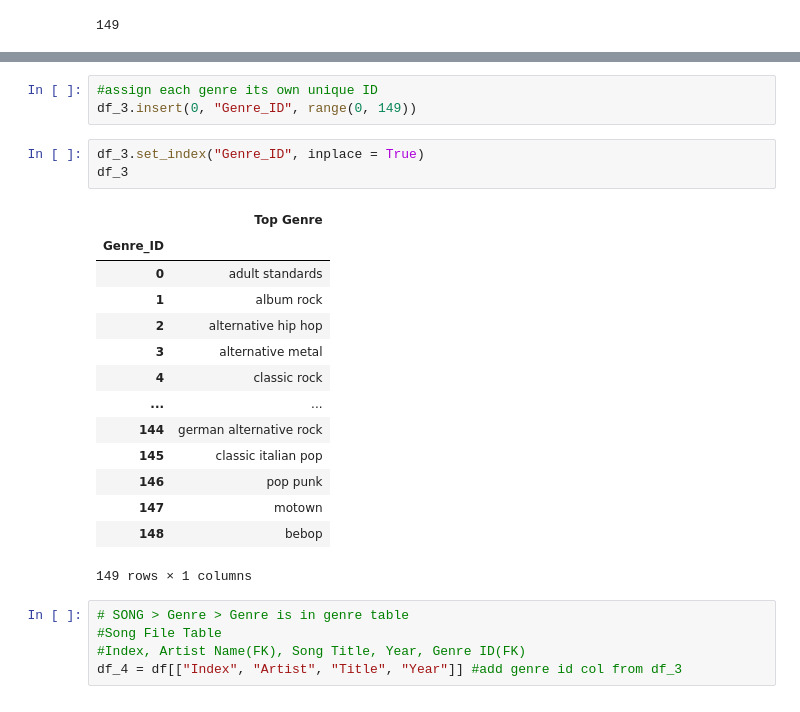
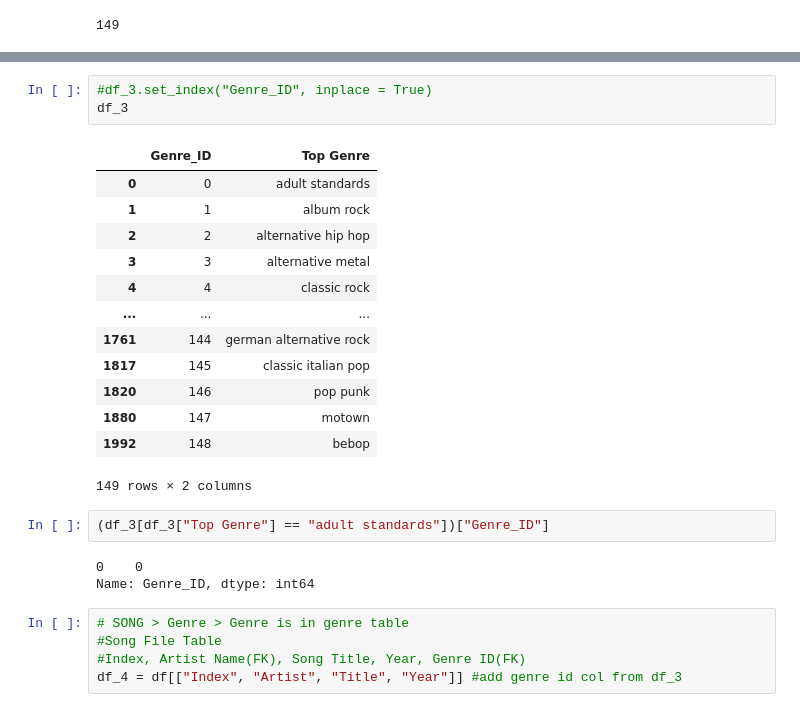
Before and after one commit to gpoon626/ETL-Project, a Jupyter notebook: ETLGroupProject.ipynb, the cells around one changed output, grey strips where cells are left out. Saved outputs shown, nothing was run; the diff lists cells and outputs as text.

```diff
--- a/ETLGroupProject.ipynb
+++ b/ETLGroupProject.ipynb
@@ -132,24 +127,25 @@ See the caveats in the documentation: https://pandas.pydata.org/pandas-docs/stab
-# %%
-#assign each genre its own unique ID
-df_3.insert(0, "Genre_ID", range(0, 149))
 # %%
-df_3.set_index("Genre_ID", inplace = True)
+#df_3.set_index("Genre_ID", inplace = True)
 df_3
 # %% [output]
-|  | Top Genre |
-| Genre_ID |  |
-| 0 | adult standards |
-| 1 | album rock |
-| 2 | alternative hip hop |
-| 3 | alternative metal |
-| 4 | classic rock |
-| ... | ... |
-| 144 | german alternative rock |
-| 145 | classic italian pop |
-| 146 | pop punk |
-| 147 | motown |
-| 148 | bebop |
+|  | Genre_ID | Top Genre |
+| 0 | 0 | adult standards |
+| 1 | 1 | album rock |
+| 2 | 2 | alternative hip hop |
+| 3 | 3 | alternative metal |
+| 4 | 4 | classic rock |
+| ... | ... | ... |
+| 1761 | 144 | german alternative rock |
+| 1817 | 145 | classic italian pop |
+| 1820 | 146 | pop punk |
+| 1880 | 147 | motown |
+| 1992 | 148 | bebop |
-149 rows × 1 columns
+149 rows × 2 columns
+# %%
+(df_3[df_3["Top Genre"] == "adult standards"])["Genre_ID"]
+# %% [output]
+0    0
+Name: Genre_ID, dtype: int64
 # %%
 # SONG > Genre > Genre is in genre table
 #Song File Table
```
Also changed, not shown: parts of 4 cells of this notebook.
